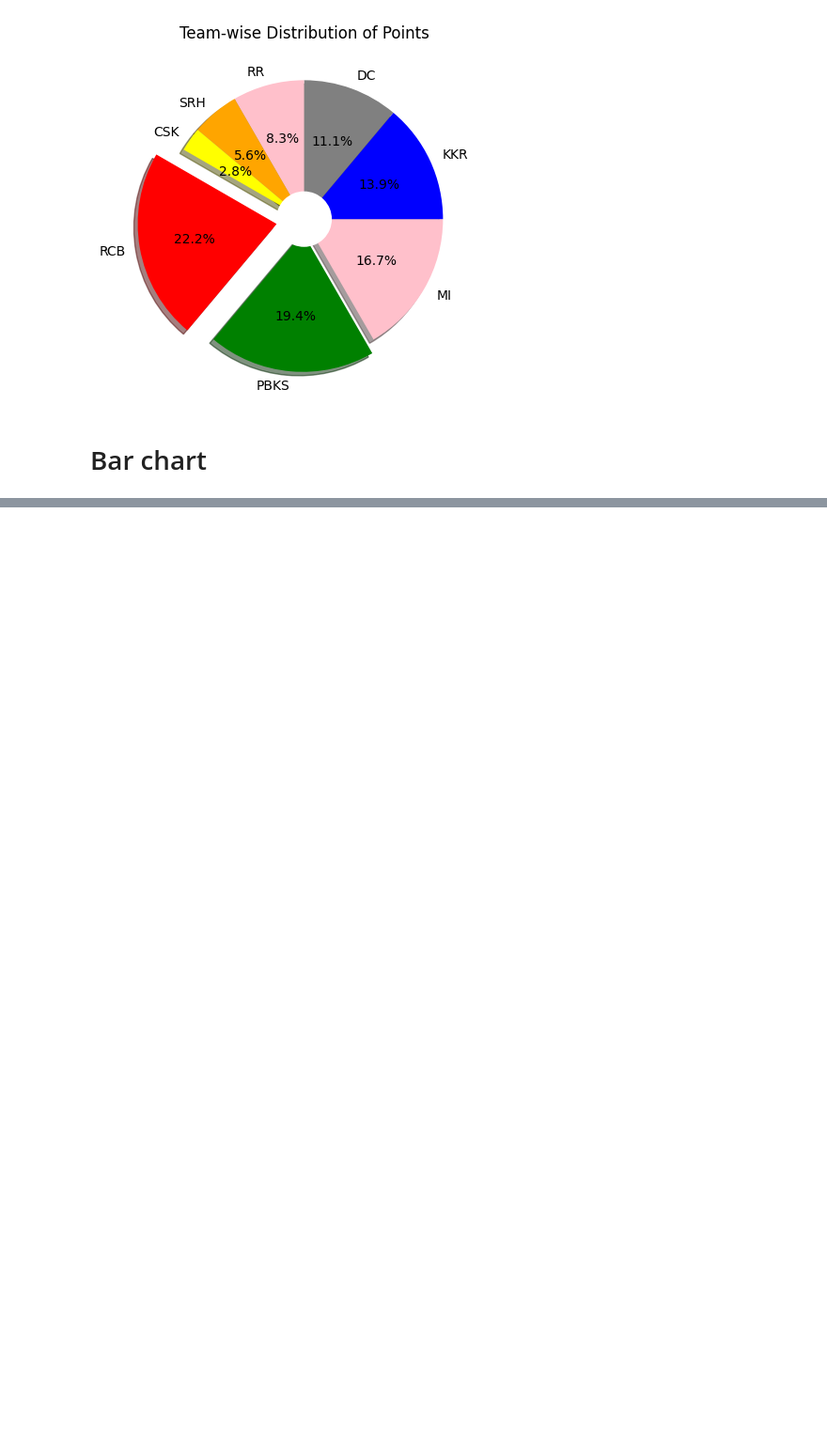
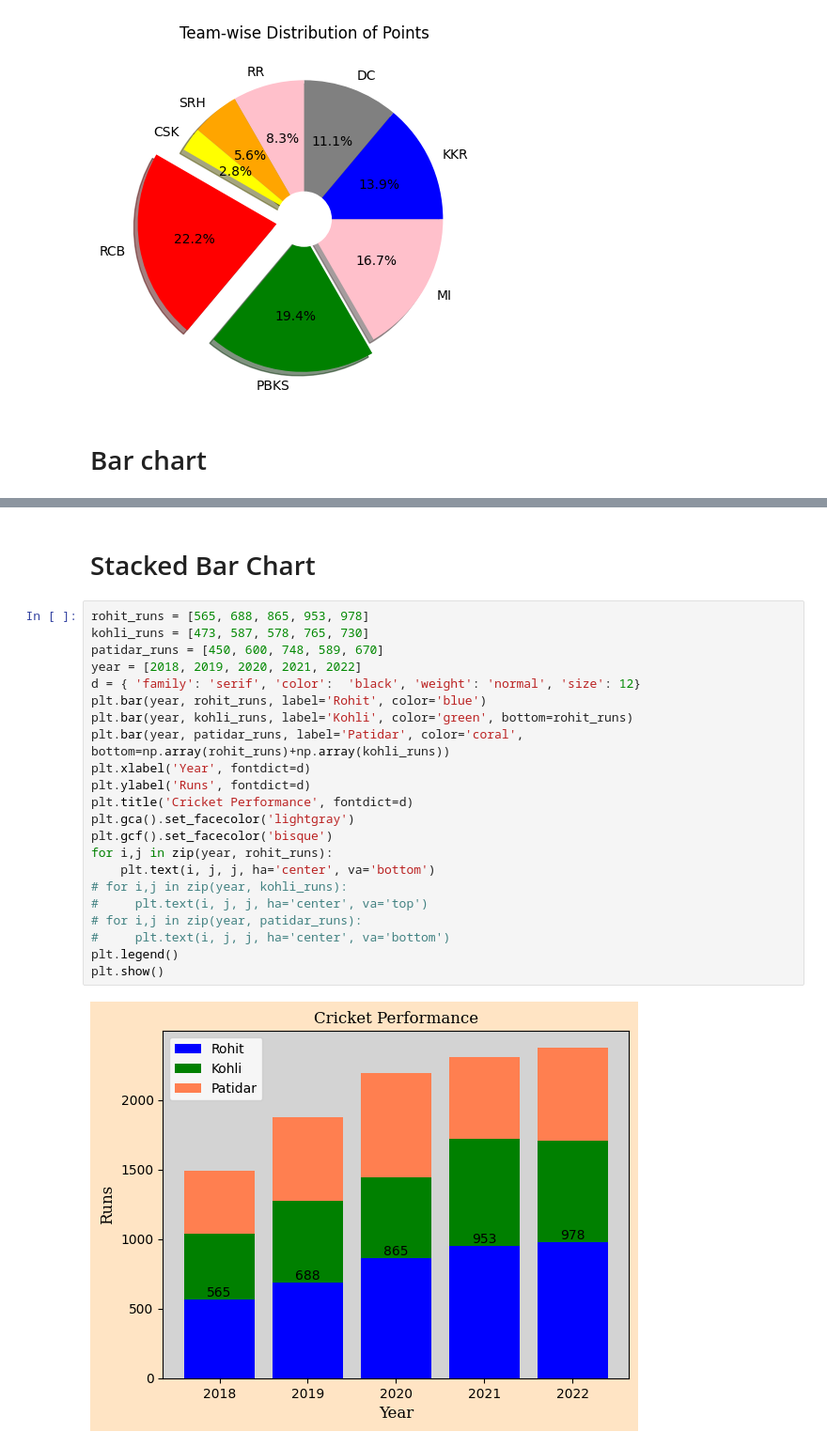
Before and after one commit to sangu0005/data_analysis_workspace, a Jupyter notebook: Maplotlib.ipynb, the cells around one changed output, grey strips where cells are left out. Shown at 94% size. Cells and saved outputs as stored; diff of their text form; blank space fills up the shorter version.

```diff
--- a/Maplotlib.ipynb
+++ b/Maplotlib.ipynb
@@ -170,3 +170,29 @@ for i,j in zip(teams, score):
 plt.tight_layout()
 # %% [output]
 [figure]
+# %% [markdown]
+# Stacked Bar Chart
+# %%
+rohit_runs = [565, 688, 865, 953, 978]
+kohli_runs = [473, 587, 578, 765, 730]
+patidar_runs = [450, 600, 748, 589, 670]
+year = [2018, 2019, 2020, 2021, 2022]
+d = { 'family': 'serif', 'color':  'black', 'weight': 'normal', 'size': 12}
+plt.bar(year, rohit_runs, label='Rohit', color='blue')
+plt.bar(year, kohli_runs, label='Kohli', color='green', bottom=rohit_runs)
+plt.bar(year, patidar_runs, label='Patidar', color='coral', bottom=np.array(rohit_runs)+np.array(kohli_runs))
+plt.xlabel('Year', fontdict=d)
+plt.ylabel('Runs', fontdict=d)
+plt.title('Cricket Performance', fontdict=d)
+plt.gca().set_facecolor('lightgray')
+plt.gcf().set_facecolor('bisque')
+for i,j in zip(year, rohit_runs):
+    plt.text(i, j, j, ha='center', va='bottom')
+# for i,j in zip(year, kohli_runs):
+#     plt.text(i, j, j, ha='center', va='top')
+# for i,j in zip(year, patidar_runs):
+#     plt.text(i, j, j, ha='center', va='bottom')
+plt.legend()
+plt.show()
+# %% [output]
+[figure, added]
```
Also changed, not shown: parts of 2 cells of this notebook.
